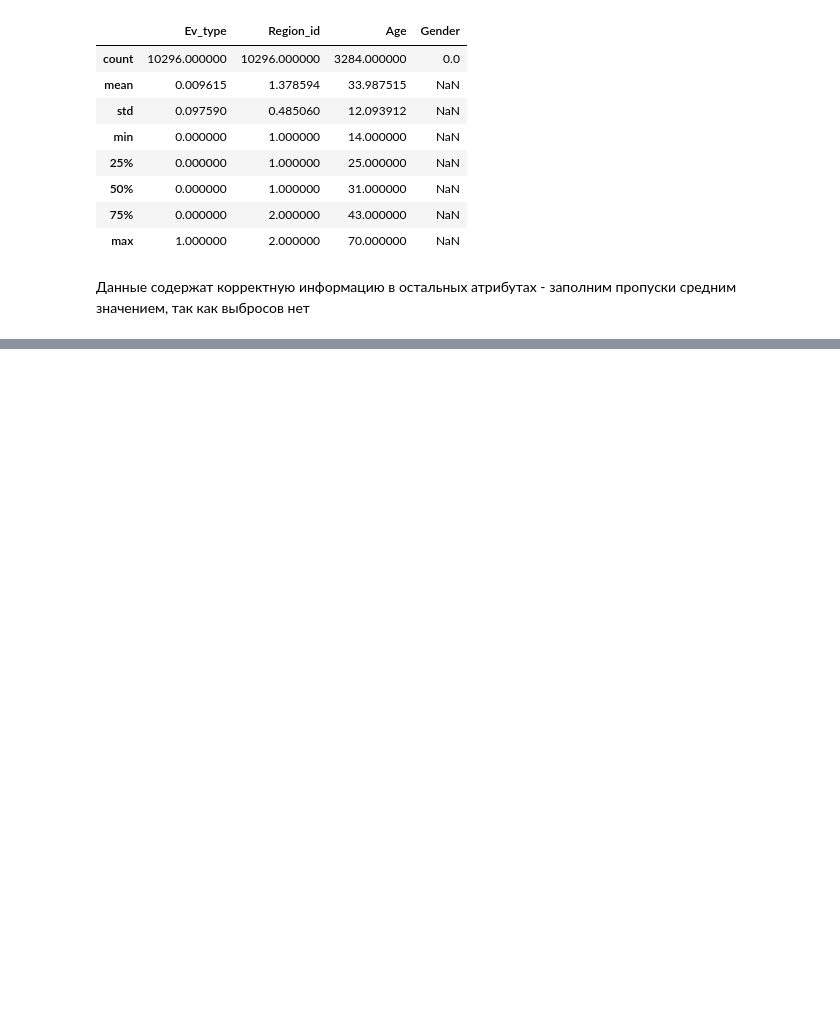
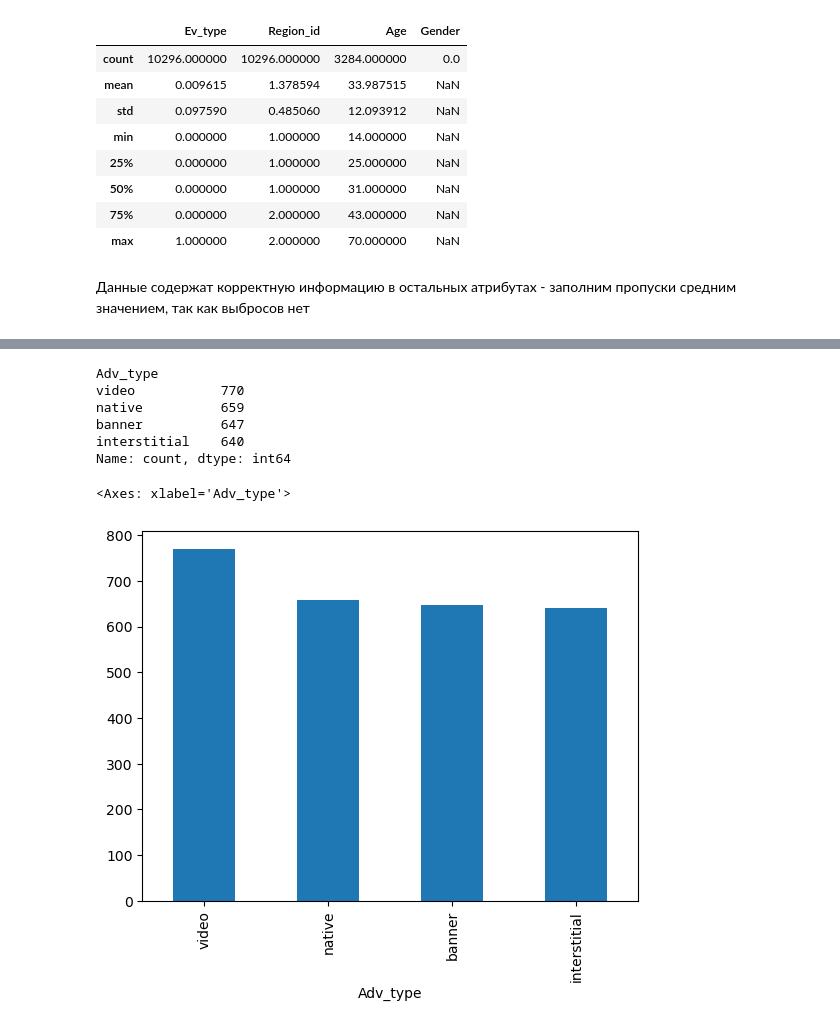
Before and after one commit to fazz0ne/it_funds, a Jupyter notebook: main.ipynb, the cells around one changed output, grey strips where cells are left out. Cells and saved outputs as stored; diff of their text form; code cells hidden in the pictures; blank space fills up the shorter version.

```diff
--- a/main.ipynb
+++ b/main.ipynb
@@ -65,0 +141,2 @@ df['Gender'] = df['Gender'].fillna(df['Gender'].mean())
+# %%
+Android_df = df[df['Device_type'] == 'Android']
@@ -65,0 +159,15 @@ df['Gender'] = df['Gender'].fillna(df['Gender'].mean())
+# %%
+cnt_ads_types_android = Android_df[Android_df['Ev_type'] == 1]['Adv_type'].value_counts()
+cnt_ads_types_android
+# %% [output]
+Adv_type
+video           770
+native          659
+banner          647
+interstitial    640
+Name: count, dtype: int64
+# %%
+cnt_ads_types_android.plot(kind = "bar")
+# %% [output]
+<Axes: xlabel='Adv_type'>
+[figure, added]
```
Also changed, not shown: parts of 39 cells of this notebook.
